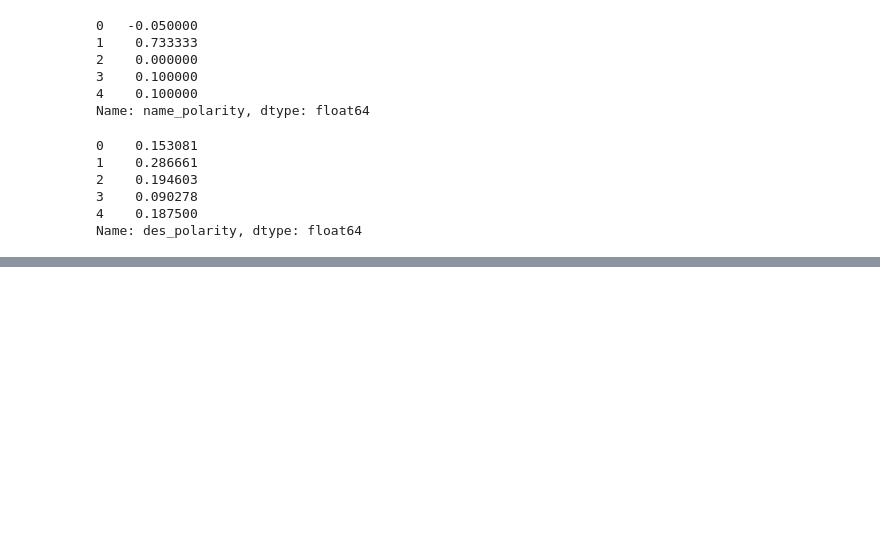
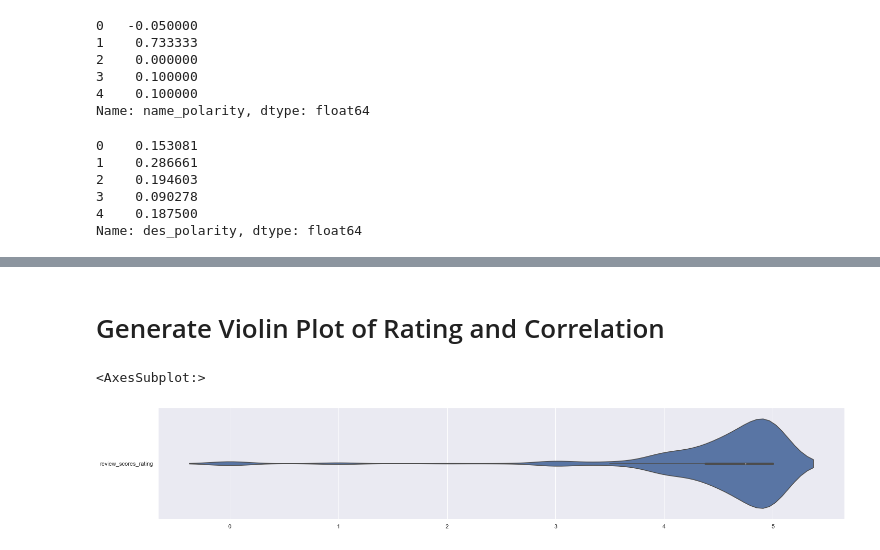
Before and after one commit to boonhaoyeo/SC1015-Mini-Project, a Jupyter notebook: trial.ipynb, the cells around one changed output, grey strips where cells are left out. Cells and saved outputs as stored; diff of their text form; code cells hidden in the pictures; blank space fills up the shorter version.

```diff
--- a/trial.ipynb
+++ b/trial.ipynb
@@ -268,0 +345,8 @@ Name: neighbourhood_cleansed, dtype: object
+# %% [markdown]
+# Generate Violin Plot of Rating and Correlation
+# %%
+f = plt.figure(figsize=(24, 4))
+sb.violinplot(data = ratings, orient = "h")
+# %% [output]
+<AxesSubplot:>
+[figure, added]
```
Also changed, not shown: parts of 48 cells of this notebook.
